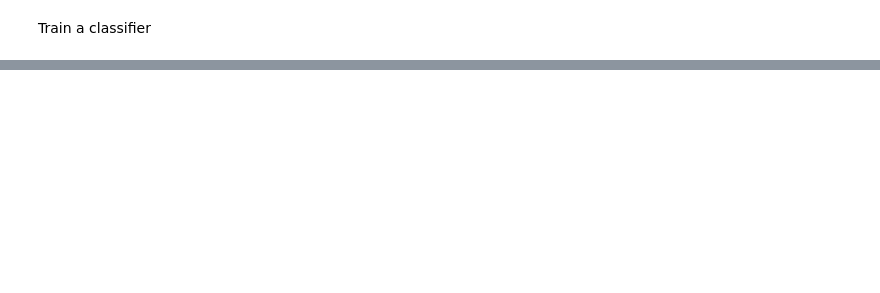
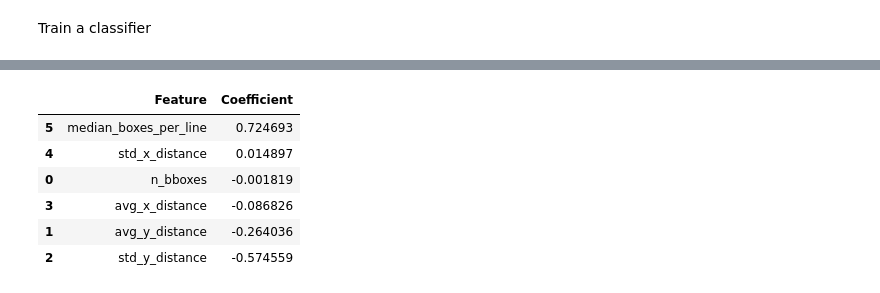
Before and after one commit to catalyst-cooperative/mozilla-sec-eia, a Jupyter notebook: notebooks/15-kl-scratch-paragraph-classifier.ipynb, the cells around one changed output, grey strips where cells are left out. Saved outputs shown, nothing was run; the diff lists cells and outputs as text; code cells hidden in the pictures; blank space fills up the shorter version.

```diff
--- a/notebooks/15-kl-scratch-paragraph-classifier.ipynb
+++ b/notebooks/15-kl-scratch-paragraph-classifier.ipynb
@@ -122,0 +159,18 @@ weighted avg       1.00      1.00      1.00        15
+# %%
+coefficients = model.coef_[0]
+
+# Create a dataframe to display feature importance
+feature_importance = pd.DataFrame({
+    'Feature': X.columns,
+    'Coefficient': coefficients
+}).sort_values(by='Coefficient', ascending=False)
+# %%
+feature_importance
+# %% [output]
+|  | Feature | Coefficient |
+| 5 | median_boxes_per_line | 0.724693 |
+| 4 | std_x_distance | 0.014897 |
+| 0 | n_bboxes | -0.001819 |
+| 3 | avg_x_distance | -0.086826 |
+| 1 | avg_y_distance | -0.264036 |
+| 2 | std_y_distance | -0.574559 |
```
Also changed, not shown: parts of 12 cells of this notebook, 3 other files.
